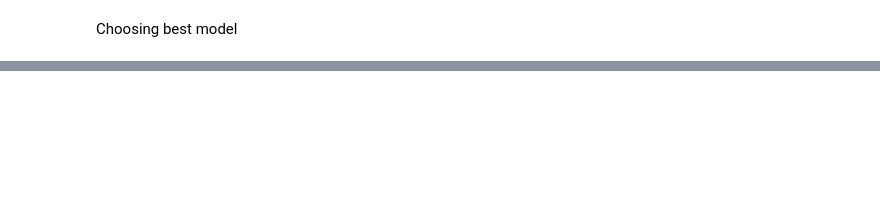
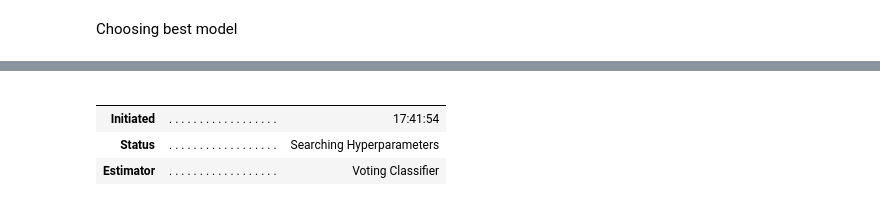
Before and after one commit to frazah/tobacco-analysis, a Jupyter notebook: src/notebooks/predictive_model.ipynb, the cells around one changed output, grey strips where cells are left out. Saved outputs shown, nothing was run; the diff lists cells and outputs as text; code cells hidden in the pictures; blank space fills up the shorter version.

```diff
--- a/src/notebooks/predictive_model.ipynb
+++ b/src/notebooks/predictive_model.ipynb
@@ -270,0 +315,11 @@ pc.evaluate_model(blended_model)
+# %%
+# pc.optimize_threshold(rf_ensemble_model)
+# pc.plot_model(blended_model, plot='threshold')
+tuned_blended_model = pc.tune_model(blended_model, optimize='Accuracy', search_library='optuna', search_algorithm='tpe')
+# print(blended_model.get_params())
+# %% [output]
+|  |  |  |
+|  |  |  |
+| Initiated | . . . . . . . . . . . . . . . . . . | 17:41:54 |
+| Status | . . . . . . . . . . . . . . . . . . | Searching Hyperparameters |
+| Estimator | . . . . . . . . . . . . . . . . . . | Voting Classifier |
```
Also changed, not shown: parts of 11 cells of this notebook, 1 other file.
